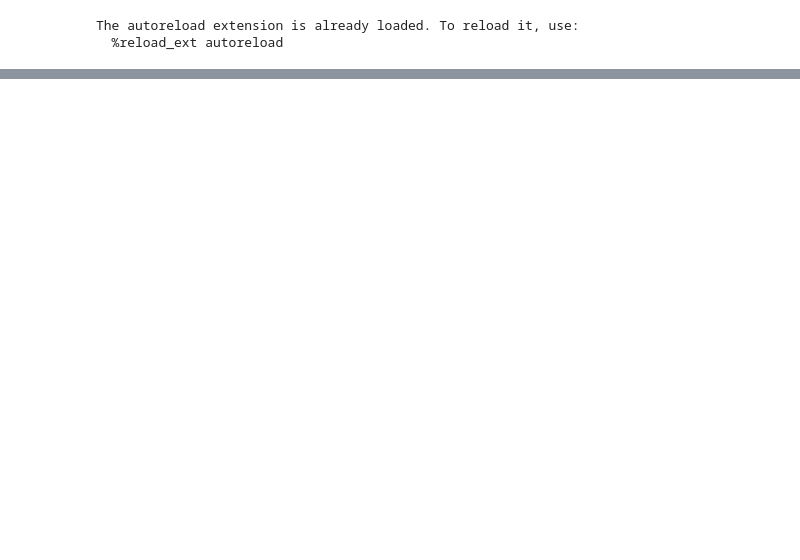
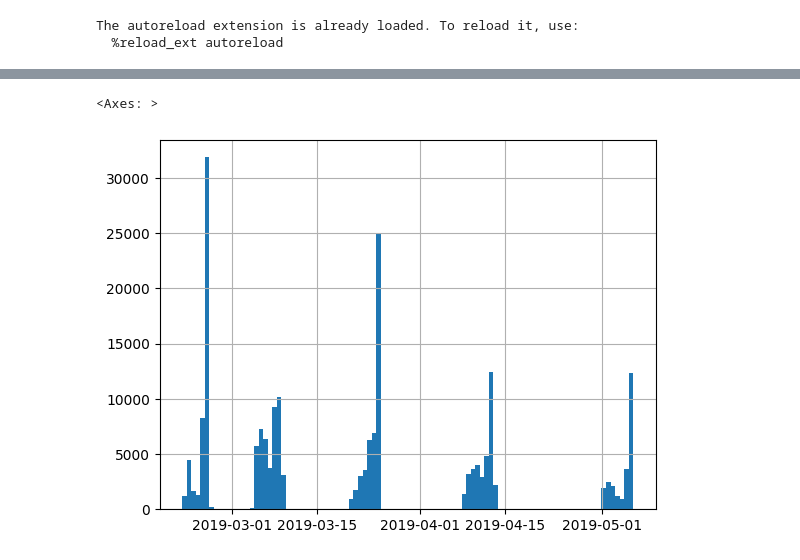
Before and after one commit to CSSPLICE/ProgSnapToolkit, a Jupyter notebook: test_anaytics.ipynb, the cells around one changed output, grey strips where cells are left out. Saved outputs shown, nothing was run; the diff lists cells and outputs as text; code cells hidden in the pictures; blank space fills up the shorter version.

```diff
--- a/test_anaytics.ipynb
+++ b/test_anaytics.ipynb
@@ -93,0 +96,5 @@ Timestamp('2024-05-12 15:57:04.334000')
+# %%
+main_table[Cols.ServerTimestamp].hist(bins=100)
+# %% [output]
+<Axes: >
+[figure, added]
```
Also changed, not shown: parts of 28 cells of this notebook, 2 other files.
